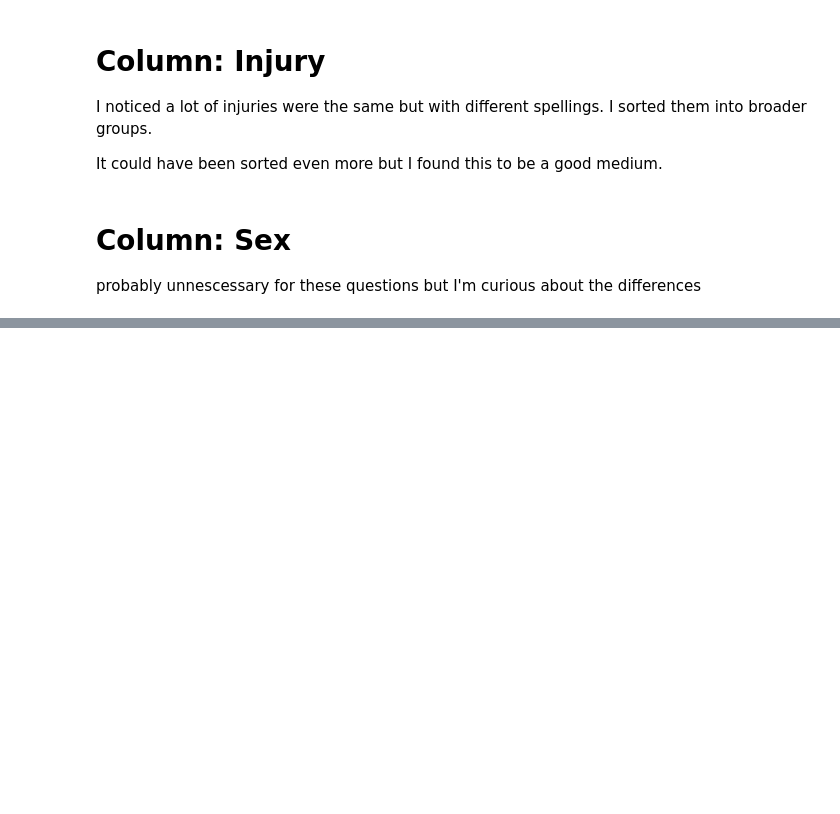
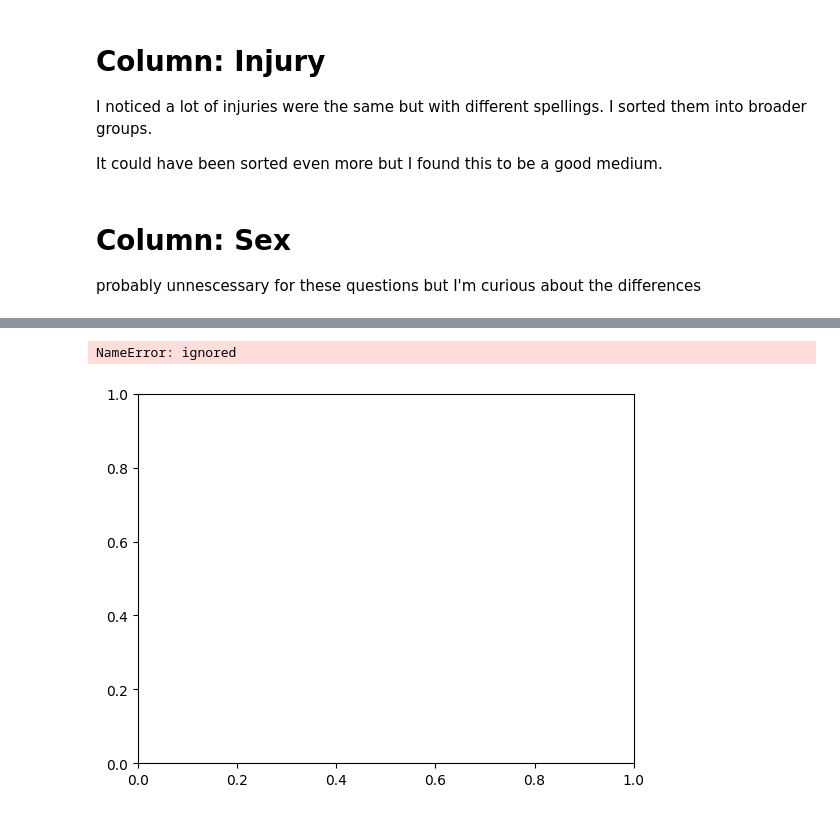
Before and after one commit to MevrouwHelderder/Assignments, a Jupyter notebook: Assignment_Shark_Attack.ipynb, the cells around one changed output, grey strips where cells are left out. Cells and saved outputs as stored; diff of their text form; code cells hidden in the pictures; blank space fills up the shorter version.

```diff
--- a/Assignment_Shark_Attack.ipynb
+++ b/Assignment_Shark_Attack.ipynb
@@ -683,0 +802,34 @@ attacks_clean
+# %%
+# Set the bar width
+bar_width = 0.35
+
+# Set the x positions for the bars
+x_values = np.arange(len(species))
+
+# Create a figure and axis object
+fig, ax = plt.subplots()
+
+# Plot the number of attacks
+ax.bar(x_pos, num_attacks, width=bar_width, label='Number of Attacks')
+
+# Plot the fatality rate
+ax.bar(x_pos + bar_width, fatality_rate, width=bar_width, label='Fatality Rate')
+
+# Set the x-axis tick labels to be the species names
+ax.set_xticks(x_pos + bar_width / 2)
+ax.set_xticklabels(species)
+
+# Set the y-axis label
+ax.set_ylabel('Count')
+
+# Set the chart title
+ax.set_title('Comparison of Number of Attacks and Fatality Rate by Species')
+
+# Add a legend
+ax.legend()
+
+# Show the chart
+plt.show()
+# %% [output]
+NameError: ignored
+[figure, added]
```
Also changed, not shown: parts of 38 cells of this notebook.
